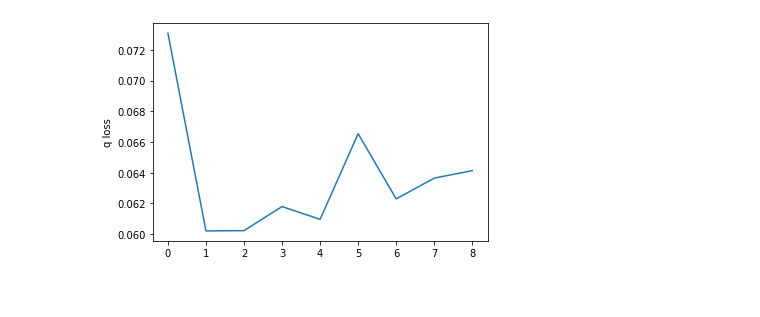
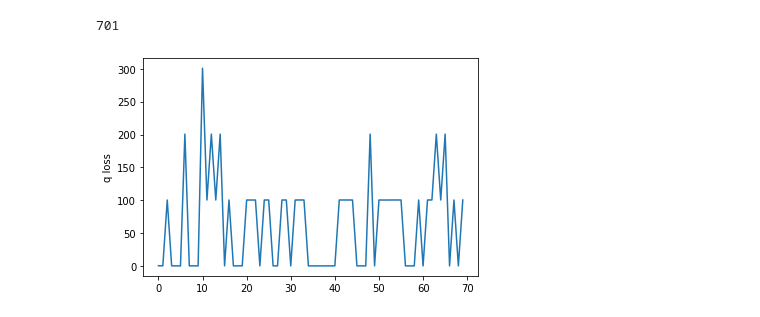
Before and after one commit to ianlienfa/BBGym-RL, a Jupyter notebook: src/eval.ipynb, the cells around one changed output. Cells and saved outputs as stored; diff of their text form; code cells hidden in the pictures.

```diff
--- a/src/eval.ipynb
+++ b/src/eval.ipynb
@@ -22,7 +22,23 @@ plt.show()
-# %%
-# plot two figures
-plt.plot(q_loss)
-plt.ylabel('q loss')
-plt.show()
-# %% [output]
-[figure, removed]
+# %%
+# plot two figures
+raw_q_loss = q_loss
+q_loss = []
+i = 10
+tmp = 0
+for it in range(len(raw_q_loss)):
+    if(i != 0):
+        tmp += raw_q_loss[it]
+    else:
+        q_loss.append(tmp)
+        tmp = 0
+        i = 10
+    i -= 1
+
+print(len(raw_q_loss))
+
+plt.plot(q_loss)
+plt.ylabel('q loss')
+plt.show()
+# %% [output]
+701
+[figure, added]
```
Also changed, not shown: parts of 1 cell of this notebook, 7 other files.
